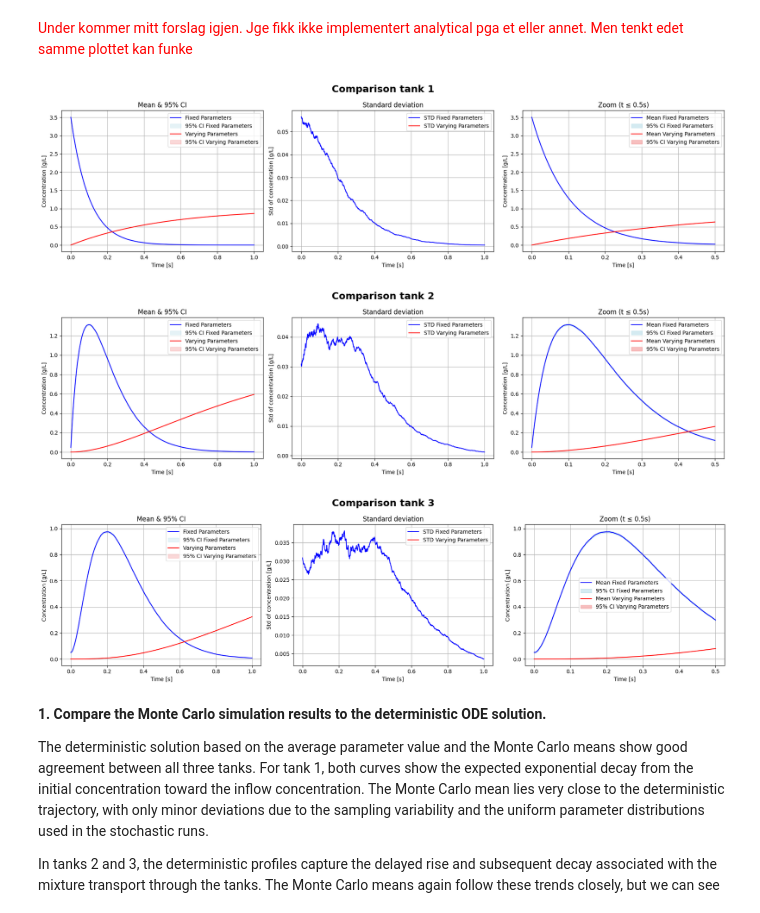
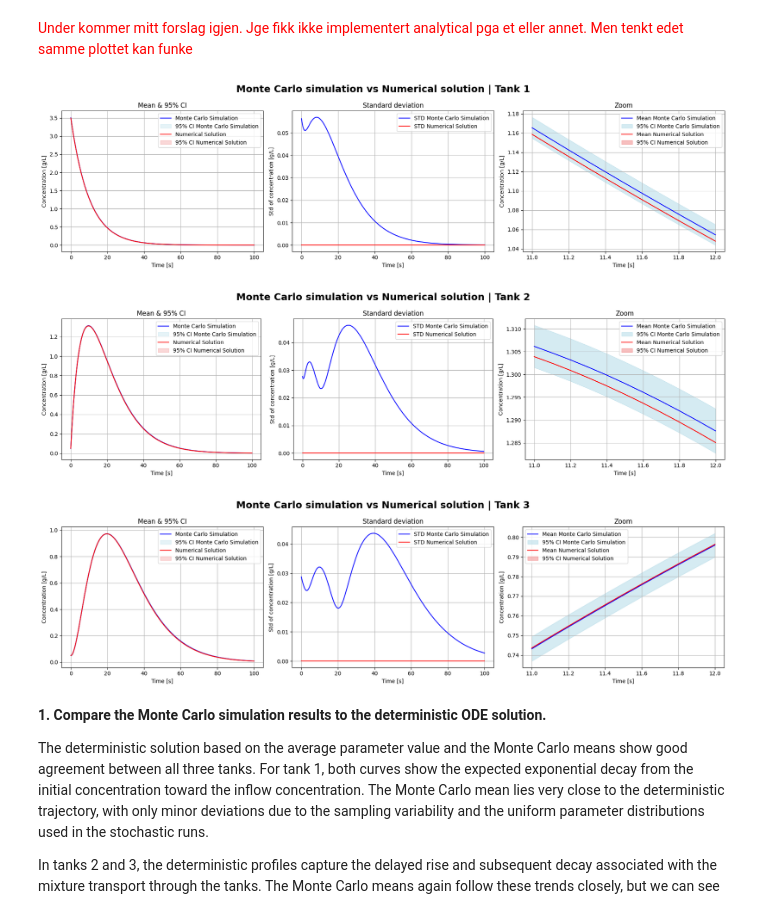
Before and after one commit to MalleBallen/Torgrim-og-Malvin-Gruppeprosjekt, a Jupyter notebook: project4/project4_malvin_oppdatering.ipynb, the cells around one changed output. Cells and saved outputs as stored; diff of their text form; code cells hidden in the pictures.

```diff
--- a/project4/project4_malvin_oppdatering.ipynb
+++ b/project4/project4_malvin_oppdatering.ipynb
@@ -276,10 +304,10 @@ for n in range(n_steps):
     Q_step = np.random.uniform(95.0, 105.0, size=n_runs)   # new Q for each time step
 
     # ==== Particle probability monte carlo ====
-    p_leave = 1.0 - np.exp(- (Q_step / V) * dt)
+    p_leave = 1.0 - np.exp(- (Q_step / V) * dt) # New p based on Q.
     survivors = np.random.binomial(N2[:, n], 1.0 - p_leave)
-    N2[:, n+1] = survivors + Cin * V
-    C2_p[:, n+1] = N2[:, n+1]  / V # Concentration = number of particles / volume
+    N2[:, n+1] = survivors + Cin * V * N_gram # Latter part for including injection concentration, but is set to 0.
+    C2_p[:, n+1] = N2[:, n+1]  / ( V * N_gram ) # Concentration = number of particles / (volume*number of particles per gram)
 
     # ==== Explicit Euler simulation ====
     factor_step = 1.0 - (Q_step / V) * dt
@@ -293,5 +321,6 @@ plot_stats(C2, suptitle_="Explicit Eulers Method with Varying parameters (Option
 # %%
-def plot_difference(C_fix, C_var, title_main = "Monte Carlo comparison | Fixed vs Varying Parameters", first_legend = "Fixed Parameters", second_legend = "Varying Parameters"):
+def plot_difference(C_fix, C_var, title_main = "Monte Carlo comparison | Fixed vs Varying Parameters", first_legend = "Fixed Parameters", second_legend = "Varying Parameters",
+                    mask = (t >= 11) & (t <= 12)):
     """
     Compare two sets of concentrations over time and visualize:
     - Mean concentration with 95% confidence intervals
@@ -338,14 +367,13 @@ def plot_difference(C_fix, C_var, title_main = "Monte Carlo comparison | Fixed v
 
         # --- Plot 3: Zoomed interval (first 0.5s) ---
         ax = axes[2]
-        mask = t <= 0.5
         ax.plot(t[mask], C_mean[mask], label=f"Mean {first_legend}", color='blue')
         ax.fill_between(t[mask], C_lower[mask], C_upper[mask], color='lightblue', alpha=0.5, label=f"95% CI {first_legend}")
         ax.plot(t[mask], C_mean_p[mask], label=f"Mean {second_legend}", color='red')
         ax.fill_between(t[mask], C_lower_p[mask], C_upper_p[mask], color='lightcoral', alpha=0.5, label=f"95% CI {second_legend}")
         ax.set_xlabel("Time [s]")
         ax.set_ylabel("Concentration [g/L]")
-        ax.set_title(f"Zoom (t ≤ 0.5s)")
+        ax.set_title(f"Zoom")
         ax.legend()
         ax.grid(True)
 
@@ -874,11 +842,37 @@ C_det= np.stack((C1_det, C2_det, C3_det))  # shape (3, n_steps+1)
+# %%
+import numpy as np
+import matplotlib.pyplot as plt
+
+dt = 0.1
+n_steps = 1000
+t = np.arange(n_steps + 1) * dt
+
+C1_det = np.zeros(n_steps + 1)
+C2_det = np.zeros(n_steps + 1)
+C3_det = np.zeros(n_steps + 1)
+
+C1_det[0] = 3.5
+C2_det[0] = 0.05 # Not 0
+C3_det[0] = 0.05 # Not 0
+
+Q = 100.0
+V = 1000.0
+k = Q / V
+Cin = 0 # 0 instead of 0.25
+
+for n in range(n_steps):
+    C1_det[n+1] = C1_det[n] + dt * k * (Cin - C1_det[n])
+    C2_det[n+1] = C2_det[n] + dt * k * (C1_det[n] - C2_det[n])
+    C3_det[n+1] = C3_det[n] + dt * k * (C2_det[n] - C3_det[n])
+
+C_det = np.vstack((C1_det, C2_det, C3_det))
 # %%
 for i in range(3):
-    C_fix = C_det[i].reshape(1, -1)  # shape (1, n_steps+1)
-    plot_difference(C_particle_var[i], C_fix, title_main=f"Comparison tank {i+1}")
+    plot_difference(C_particle[i], C_det[i], title_main=f"Monte Carlo simulation vs Numerical solution | Tank {i+1}", first_legend="Monte Carlo Simulation", second_legend="Numerical Solution")
 # %% [output]
-[figure, old version]
+[figure, new version]
-[figure, old version]
+[figure, new version]
-[figure, old version]
+[figure, new version]
 # %% [markdown]
 **1. Compare the Monte Carlo simulation results to the deterministic ODE
 solution.**
```
Also changed, not shown: parts of 29 cells of this notebook.
